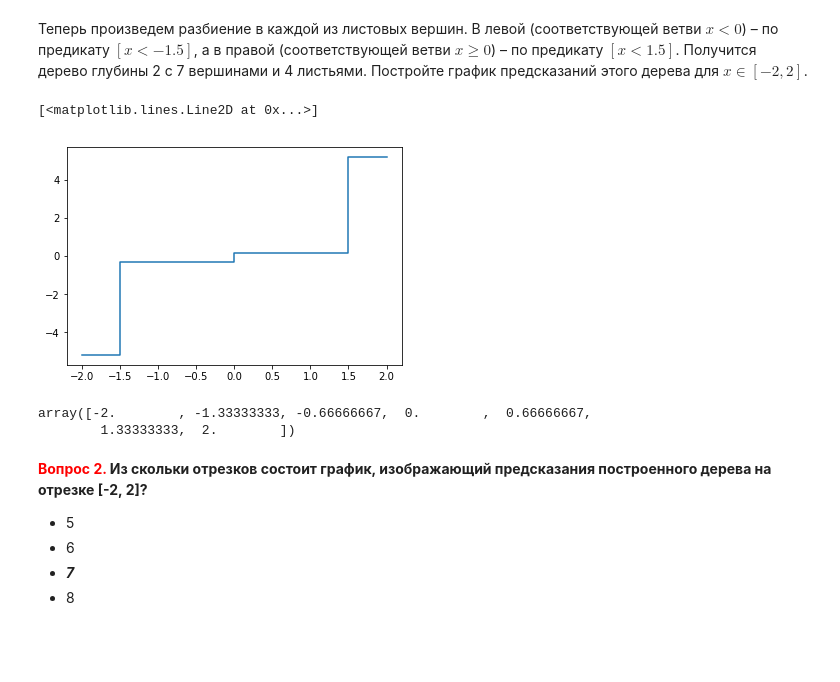
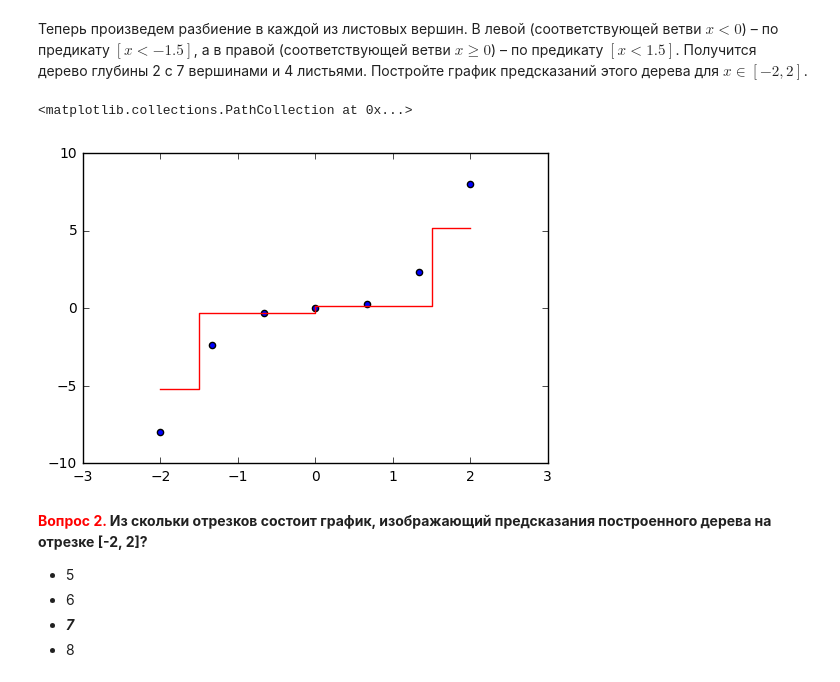
Before and after one commit to tarnenok/mlcourse_open, a Jupyter notebook: jupyter_notebooks/topic03_decision_trees_knn/hw3_session2_decision_trees.ipynb, the cells around one changed output. Saved outputs shown, nothing was run; the diff lists cells and outputs as text; code cells hidden in the pictures; blank space fills up the shorter version.

```diff
--- a/jupyter_notebooks/topic03_decision_trees_knn/hw3_session2_decision_trees.ipynb
+++ b/jupyter_notebooks/topic03_decision_trees_knn/hw3_session2_decision_trees.ipynb
@@ -89,22 +89,18 @@ plt.plot(t, Q)
 # %%
 def get_line(period, y):
     x = np.linspace(period[0], period[1], 10)
     mean = np.mean(y)
     return (x, [mean]*len(x))
 
 l1 = get_line([-2, -1.5], y[y < -1.5])
 l2 = get_line([-1.5, 0], y[(-1.5 <= y) & (y < 0)])
 l3 = get_line([0, 1.5], y[(0 <= y) & (y < 1.5)])
 l4 = get_line([1.5, 2], y[y >= 1.5])
-plt.plot(np.hstack((l1[0], l2[0], l3[0], l4[0])), np.hstack((l1[1], l2[1], l3[1], l4[1])))
+plt.plot(np.hstack((l1[0], l2[0], l3[0], l4[0])), np.hstack((l1[1], l2[1], l3[1], l4[1])), 'r')
+plt.scatter(X, y)
 # %% [output]
-[<matplotlib.lines.Line2D at 0x...>]
+<matplotlib.collections.PathCollection at 0x...>
-[figure, old version]
+[figure, new version]
-# %%
-X
-# %% [output]
-array([-2.        , -1.33333333, -0.66666667,  0.        ,  0.66666667,
-        1.33333333,  2.        ])
 # %% [markdown]
 **<font color='red'>Вопрос 2.</font> Из скольки отрезков состоит график, изображающий предсказания построенного дерева на отрезке [-2, 2]?**
 - 5
```
Also changed, not shown: parts of 33 cells of this notebook.
